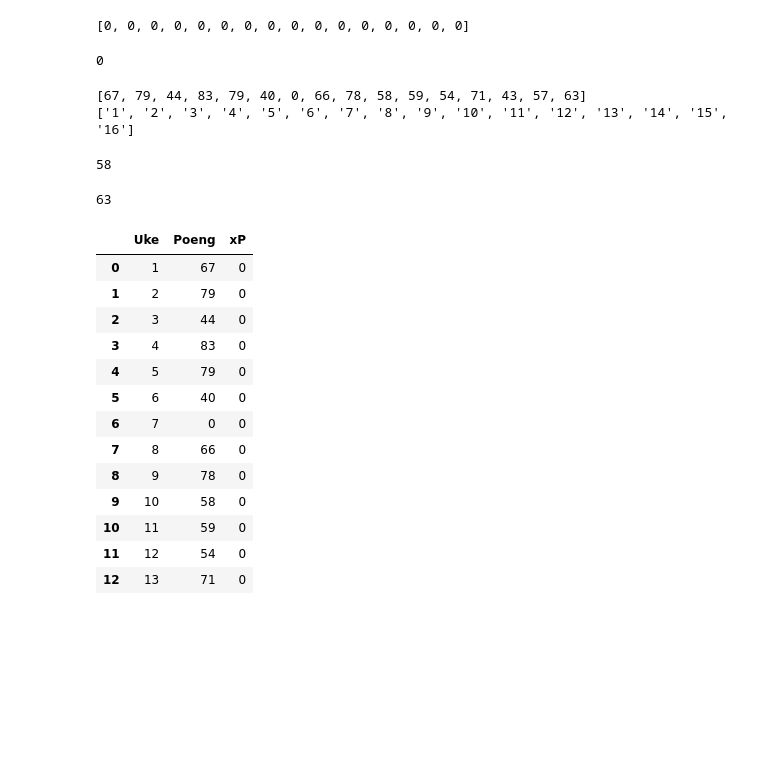
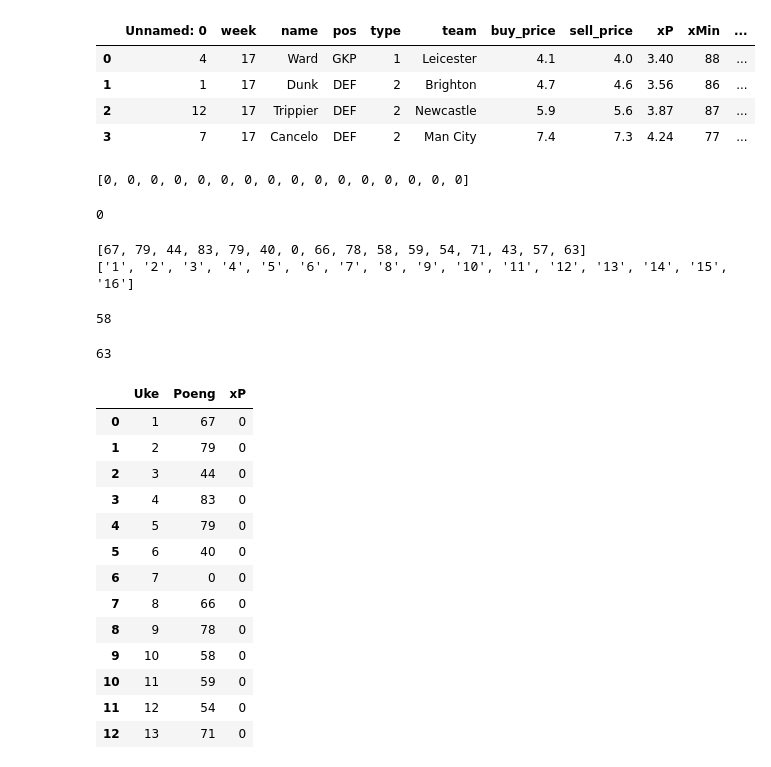
Before and after one commit to eireye/fpl, a Jupyter notebook: Notebook/visualisere.ipynb, the cells around one changed output. Cells and saved outputs as stored; diff of their text form; code cells hidden in the pictures; blank space fills up the shorter version.

```diff
--- a/Notebook/visualisere.ipynb
+++ b/Notebook/visualisere.ipynb
@@ -39,3 +21,11 @@ latest_optimal_plan_data.head(16)
+# %%
+latest_optimal_plan_data.head(4)
+# %% [output]
+|  | Unnamed: 0 | week | name | pos | type | team | buy_price | sell_price | xP | xMin | ... |
+| 0 | 4 | 17 | Ward | GKP | 1 | Leicester | 4.1 | 4.0 | 3.40 | 88 | ... |
+| 1 | 1 | 17 | Dunk | DEF | 2 | Brighton | 4.7 | 4.6 | 3.56 | 86 | ... |
+| 2 | 12 | 17 | Trippier | DEF | 2 | Newcastle | 5.9 | 5.6 | 3.87 | 87 | ... |
+| 3 | 7 | 17 | Cancelo | DEF | 2 | Man City | 7.4 | 7.3 | 4.24 | 77 | ... |
 # %%
 # def start_ellever(next_gw, data):
 #         next_gw= data.loc[(data["week"]==next_gw)& (data['lineup']== 1) &]
```
Also changed, not shown: parts of 8 cells of this notebook, 7 other files.
